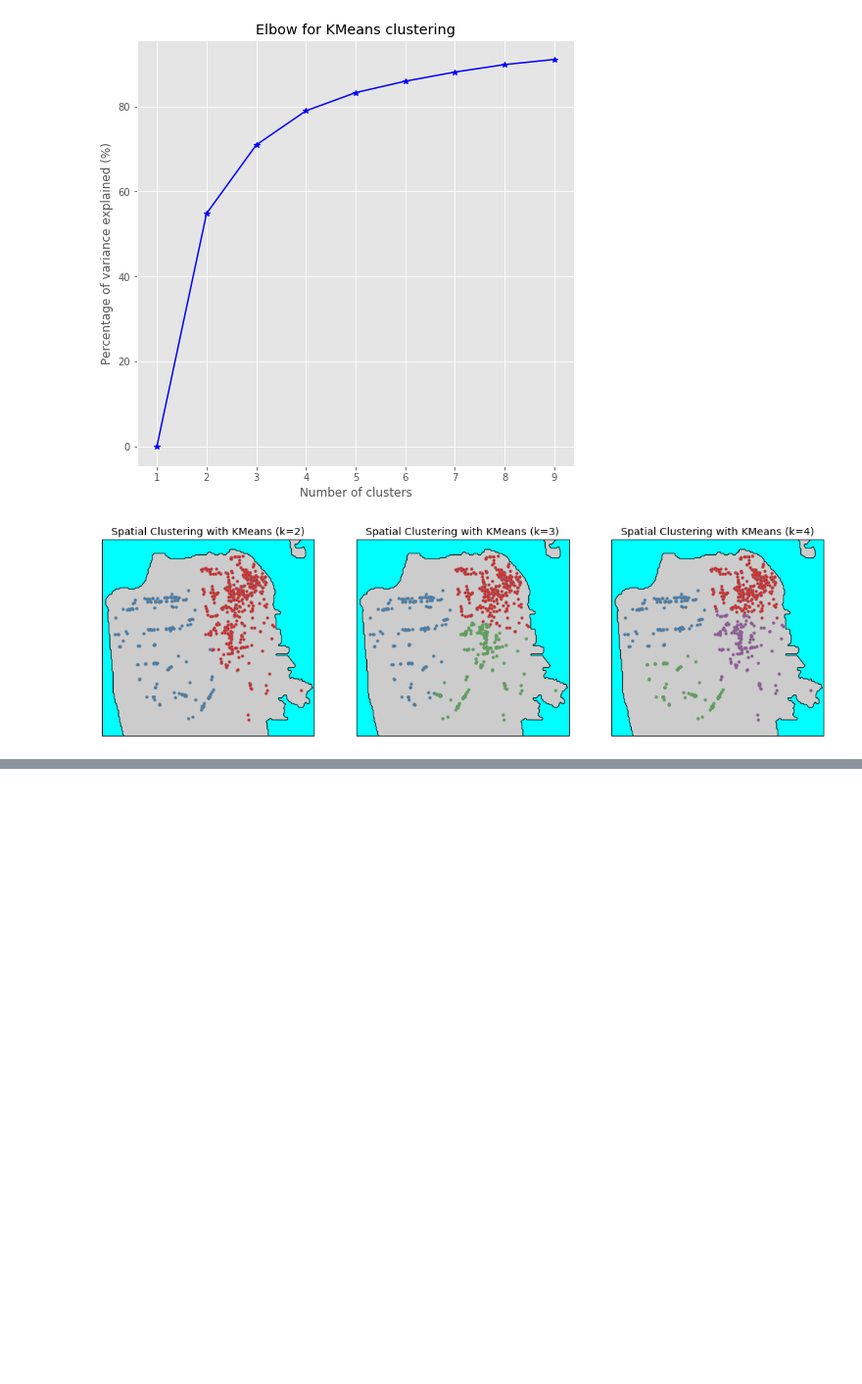
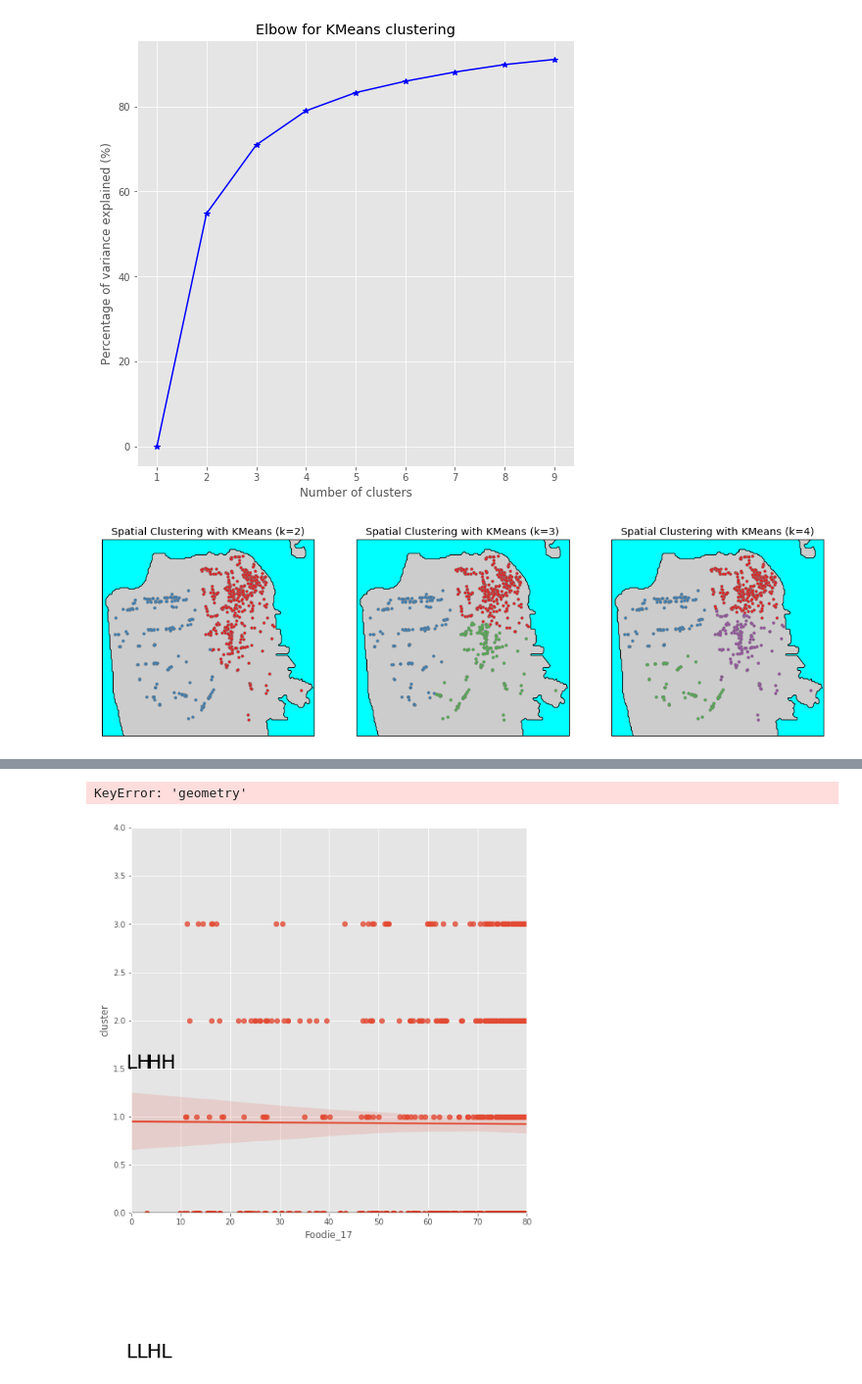
Before and after one commit to dtang29/final-project-ml, a Jupyter notebook: Resources/Hadrien_DataCleanup/Clustering_Kmeans.ipynb, the cells around one changed output, grey strips where cells are left out. Shown at 98% size. Cells and saved outputs as stored; diff of their text form; code cells hidden in the pictures; blank space fills up the shorter version.

```diff
--- a/Resources/Hadrien_DataCleanup/Clustering_Kmeans.ipynb
+++ b/Resources/Hadrien_DataCleanup/Clustering_Kmeans.ipynb
@@ -147,0 +170,22 @@ for i in range(n):
+# %%
+w = ps.weights.Queen.from_dataframe(df)
+# %% [output]
+KeyError: 'geometry'
+# %%
+# Setup the figure and axis
+f, ax = plt.subplots(1, figsize=(9, 9))
+# Plot values
+sns.regplot(x='Foodie_17', y='cluster', data=df)
+# Add vertical and horizontal lines
+plt.axvline(0, c='k', alpha=0.5)
+plt.axhline(0, c='k', alpha=0.5)
+ax.set_xlim(0, 80)
+ax.set_ylim(0, 4)
+plt.text(3, 1.5, "HH", fontsize=25)
+plt.text(3, -1.5, "HL", fontsize=25)
+plt.text(-1, 1.5, "LH", fontsize=25)
+plt.text(-1, -1.5, "LL", fontsize=25)
+# Display
+plt.show()
+# %% [output]
+[figure, added]
```
Also changed, not shown: parts of 3 cells of this notebook, 2 other files.
